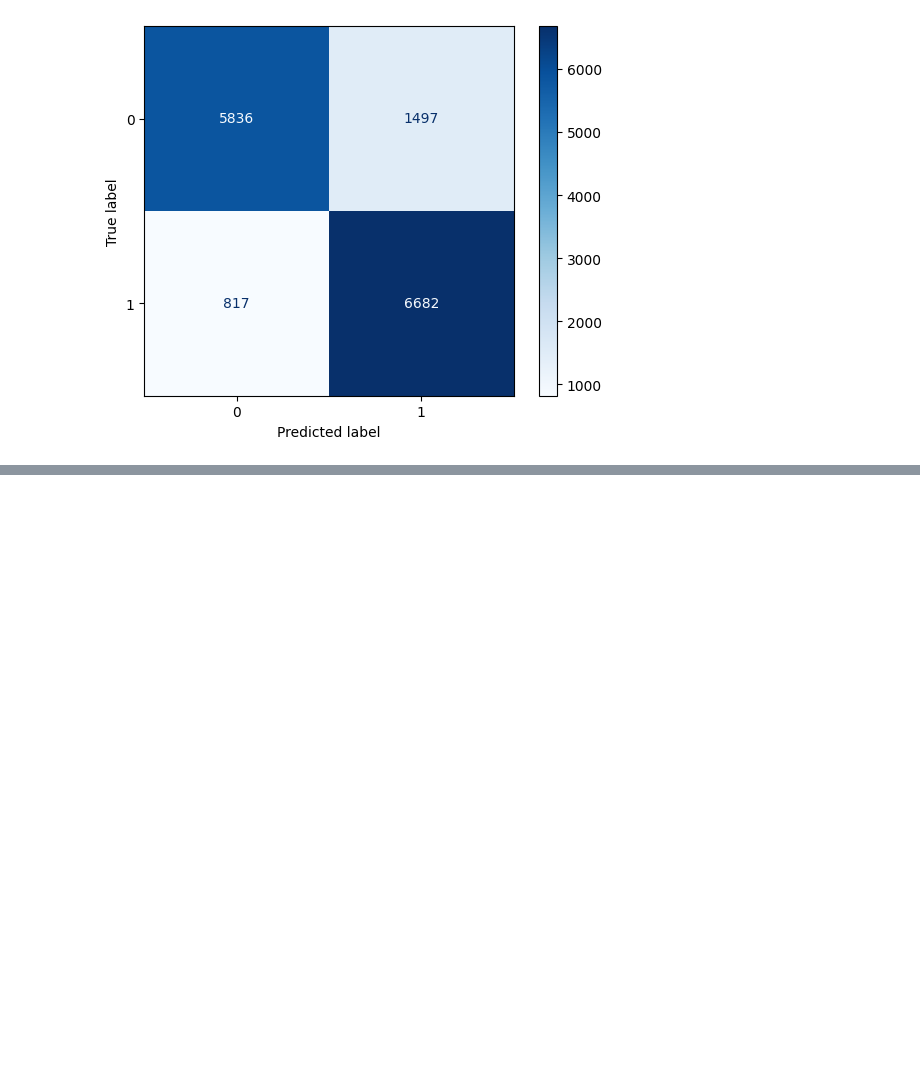
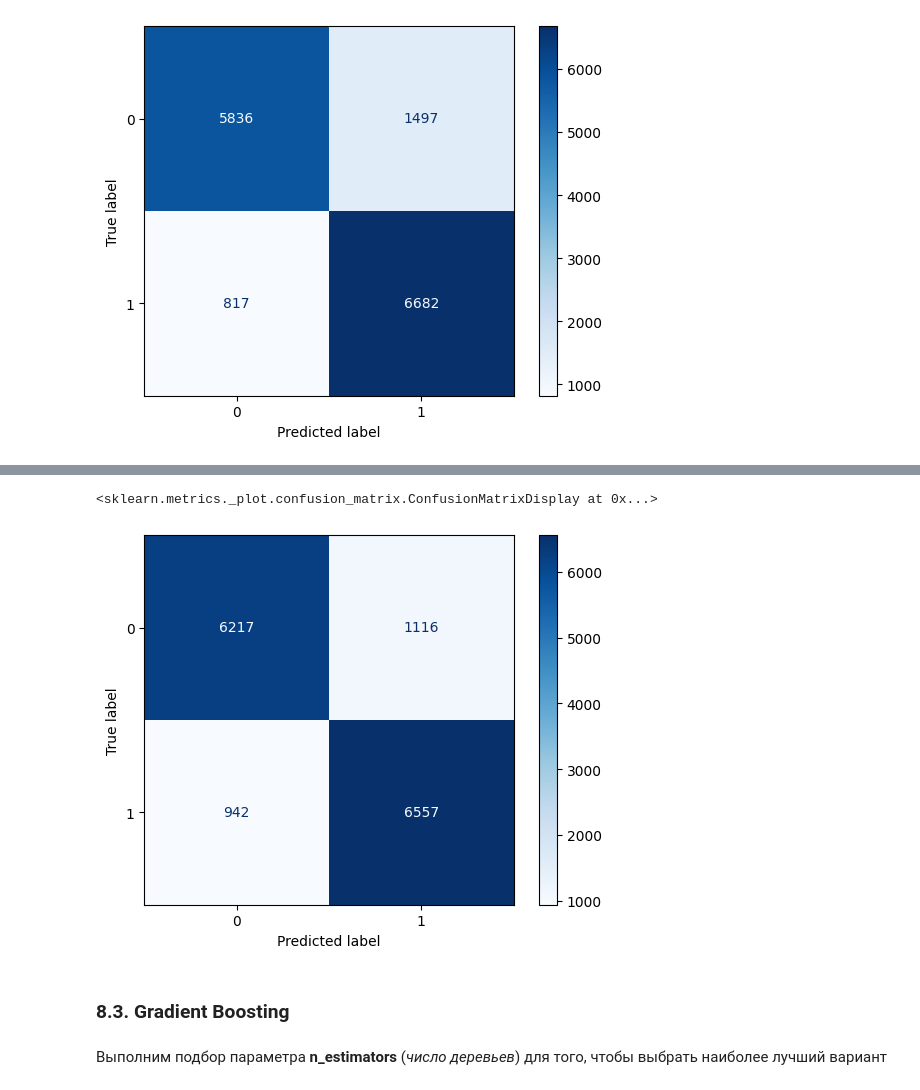
Before and after one commit to julivess/ML_course, a Jupyter notebook: salary_classification(1).ipynb, the cells around one changed output, grey strips where cells are left out. Cells and saved outputs as stored; diff of their text form; code cells hidden in the pictures; blank space fills up the shorter version.

```diff
--- a/salary_classification(1).ipynb
+++ b/salary_classification(1).ipynb
@@ -626,0 +639,7 @@ ConfusionMatrixDisplay.from_estimator(knn, X_test, y_test, cmap='Blues')
+# %%
+ConfusionMatrixDisplay.from_estimator(rf, X_test, y_test, cmap='Blues')
+# %% [output]
+<sklearn.metrics._plot.confusion_matrix.ConfusionMatrixDisplay at 0x...>
+[figure, added]
+# %% [markdown]
+### **8.3. Gradient Boosting**
@@ -626,0 +648,2 @@ ConfusionMatrixDisplay.from_estimator(knn, X_test, y_test, cmap='Blues')
+# %% [markdown]
+Выполним подбор параметра **n_estimators** (*число деревьев*) для того, чтобы выбрать наиболее лучший вариант
```
Also changed, not shown: parts of 23 cells of this notebook.
